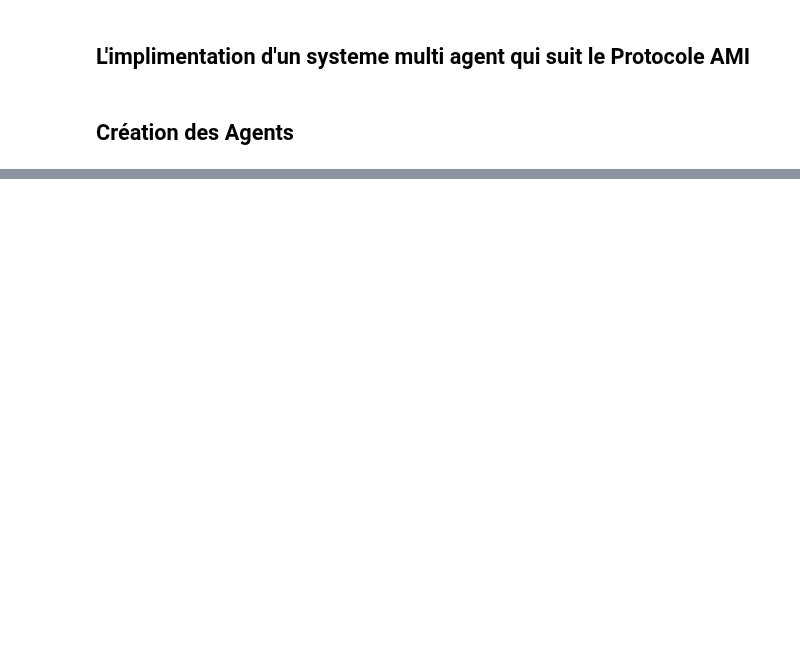
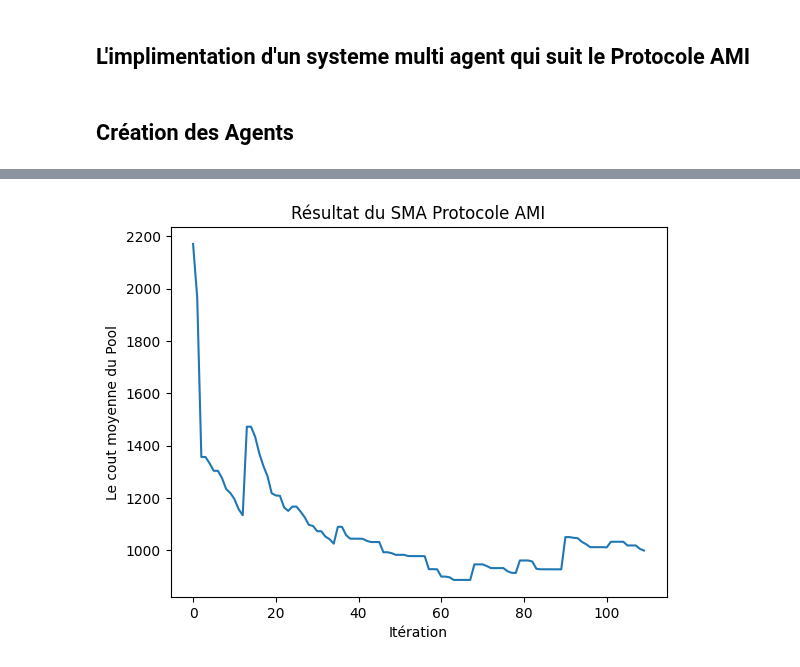
Before and after one commit to Centrale-Project/ICO_Project, a Jupyter notebook: protocole_ami.ipynb, the cells around one changed output, grey strips where cells are left out. Saved outputs shown, nothing was run; the diff lists cells and outputs as text; code cells hidden in the pictures; blank space fills up the shorter version.

Commit message:
add sma multi agent

```diff
--- a/protocole_ami.ipynb
+++ b/protocole_ami.ipynb
@@ -166,0 +170,8 @@ Text(0, 0.5, 'Le cout du meilleur element dans le Pool')
+# %%
+plt.plot(agent_wealth['pool_avg'])
+plt.title("Résultat du SMA Protocole AMI")
+plt.xlabel("Itération")
+plt.ylabel("Le cout moyenne du Pool")
+plt.savefig('Résultat_sma_ami2')
+# %% [output]
+[figure, added]
```
Also changed, not shown: parts of 4 cells of this notebook, 5 other files.
